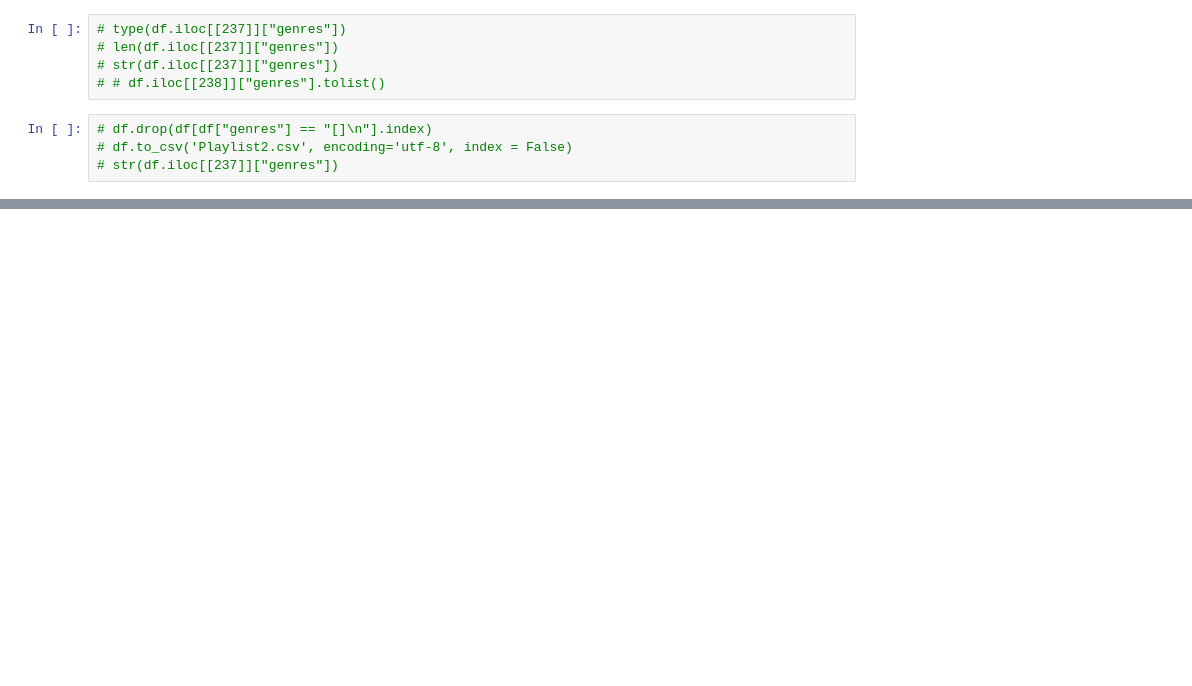
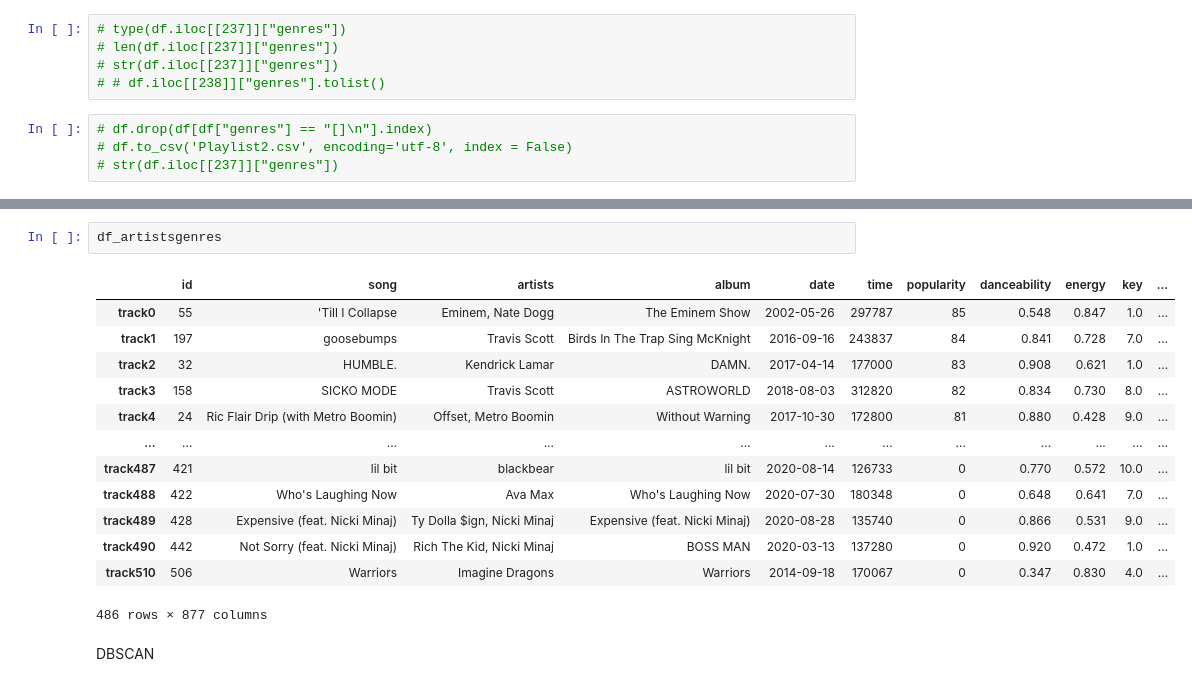
Before and after one commit to mbidu/Spotify_Playlist_Generator, a Jupyter notebook: song_collection.ipynb, the cells around one changed output, grey strips where cells are left out. Drawn from its saved outputs; the diff is of its cells as text; blank space fills up the shorter version.

```diff
--- a/song_collection.ipynb
+++ b/song_collection.ipynb
@@ -164,3 +215,21 @@ df.head(5)
+# %%
+df_artistsgenres
+# %% [output]
+|  | id | song | artists | album | date | time | popularity | danceability | energy | key | ... |
+| track0 | 55 | 'Till I Collapse | Eminem, Nate Dogg | The Eminem Show | 2002-05-26 | 297787 | 85 | 0.548 | 0.847 | 1.0 | ... |
+| track1 | 197 | goosebumps | Travis Scott | Birds In The Trap Sing McKnight | 2016-09-16 | 243837 | 84 | 0.841 | 0.728 | 7.0 | ... |
+| track2 | 32 | HUMBLE. | Kendrick Lamar | DAMN. | 2017-04-14 | 177000 | 83 | 0.908 | 0.621 | 1.0 | ... |
+| track3 | 158 | SICKO MODE | Travis Scott | ASTROWORLD | 2018-08-03 | 312820 | 82 | 0.834 | 0.730 | 8.0 | ... |
+| track4 | 24 | Ric Flair Drip (with Metro Boomin) | Offset, Metro Boomin | Without Warning | 2017-10-30 | 172800 | 81 | 0.880 | 0.428 | 9.0 | ... |
+| ... | ... | ... | ... | ... | ... | ... | ... | ... | ... | ... | ... |
+| track487 | 421 | lil bit | blackbear | lil bit | 2020-08-14 | 126733 | 0 | 0.770 | 0.572 | 10.0 | ... |
+| track488 | 422 | Who's Laughing Now | Ava Max | Who's Laughing Now | 2020-07-30 | 180348 | 0 | 0.648 | 0.641 | 7.0 | ... |
+| track489 | 428 | Expensive (feat. Nicki Minaj) | Ty Dolla $ign, Nicki Minaj | Expensive (feat. Nicki Minaj) | 2020-08-28 | 135740 | 0 | 0.866 | 0.531 | 9.0 | ... |
+| track490 | 442 | Not Sorry (feat. Nicki Minaj) | Rich The Kid, Nicki Minaj | BOSS MAN | 2020-03-13 | 137280 | 0 | 0.920 | 0.472 | 1.0 | ... |
+| track510 | 506 | Warriors | Imagine Dragons | Warriors | 2014-09-18 | 170067 | 0 | 0.347 | 0.830 | 4.0 | ... |
+486 rows × 877 columns
+# %% [markdown]
+DBSCAN
 # %%
 from sklearn.cluster import DBSCAN
 import sklearn.utils
```
Also changed, not shown: parts of 19 cells of this notebook, 7 other files.
